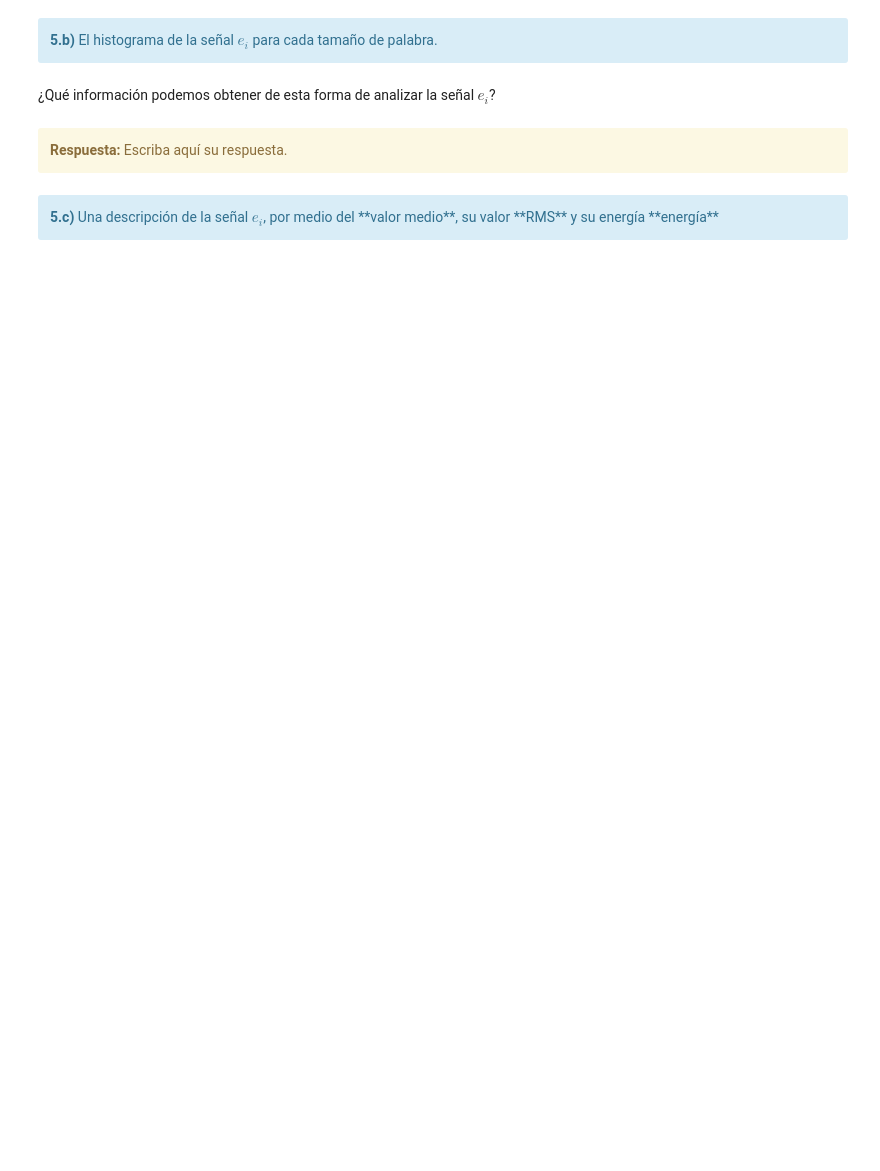
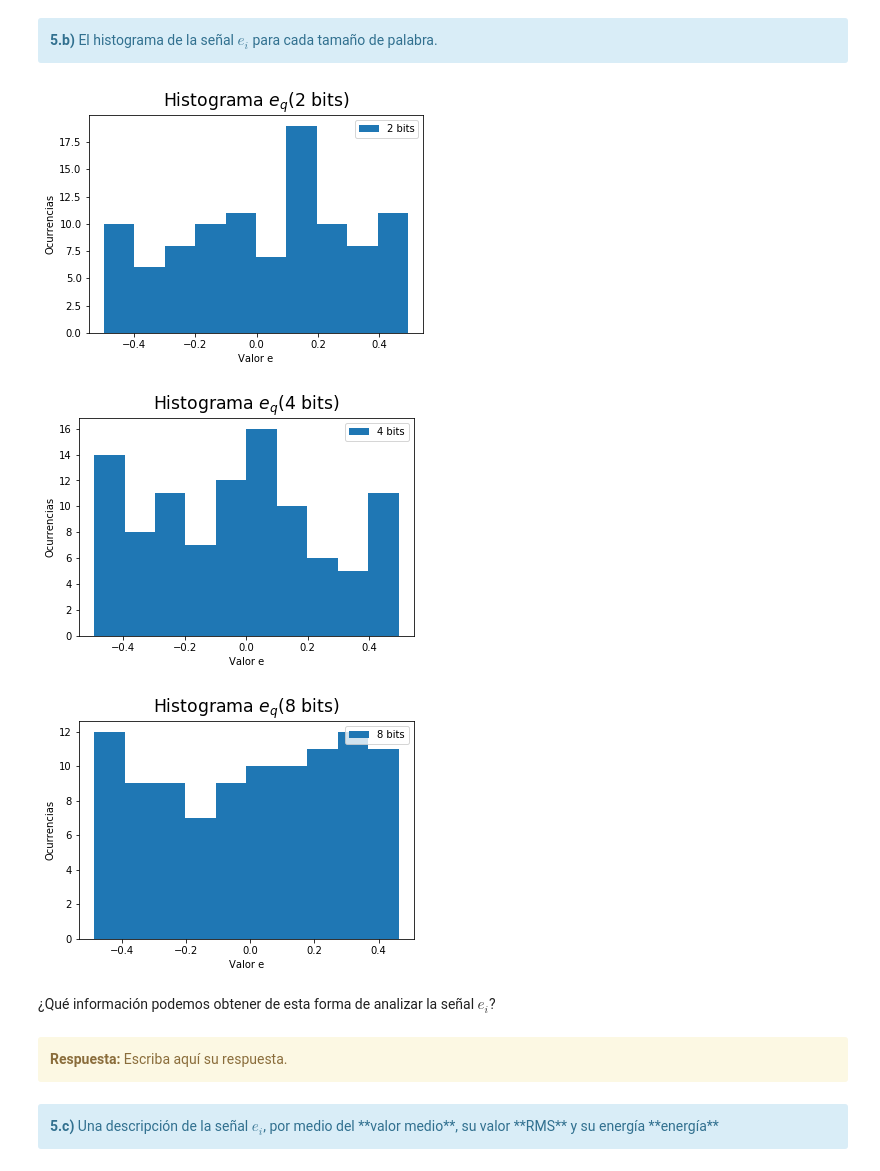
Before and after one commit to yaninacorsaro/PDS, a Jupyter notebook: TP1 - Muestreo de señales - Forurier.ipynb, the cells around one changed output. Saved outputs shown, nothing was run; the diff lists cells and outputs as text; code cells hidden in the pictures; blank space fills up the shorter version.

```diff
--- a/TP1 - Muestreo de señales - Forurier.ipynb
+++ b/TP1 - Muestreo de señales - Forurier.ipynb
@@ -1463,3 +1522,19 @@ HTML(df.to_html())
+# %%
+#####################################
+# Tu simulación que genere gráficas #
+#####################################
+
+for i in np.arange(3):
+    fig1, ax1 =  plt.subplots()
+    plt.hist(e_list[i], bins=10, label='%i bits' %(2**(i+1)))  # arguments are passed to np.histogram
+    ax1.set_title('Histograma $e_q$(%i bits)' %(2**(i+1)), fontsize = 'xx-large')
+    ax1.set_ylabel('Ocurrencias')
+    ax1.set_xlabel('Valor e')
+    ax1.legend(loc='upper right')
+# %% [output]
+[figure, added]
+[figure, added]
+[figure, added]
 # %% [markdown]
 ¿Qué información podemos obtener de esta forma de analizar la señal $e_i$?
 # %% [markdown]
```
Also changed, not shown: parts of 5 cells of this notebook.
